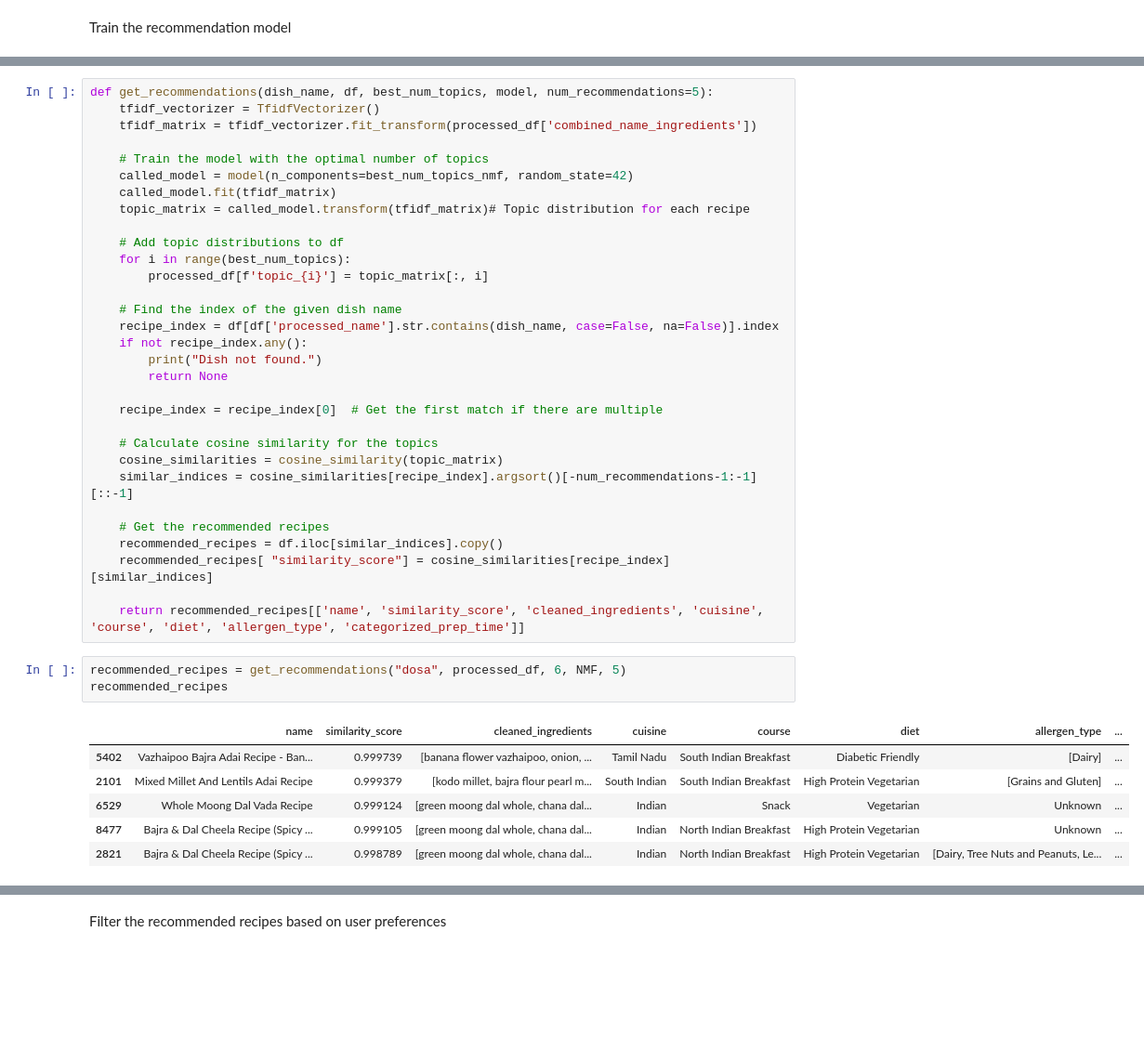
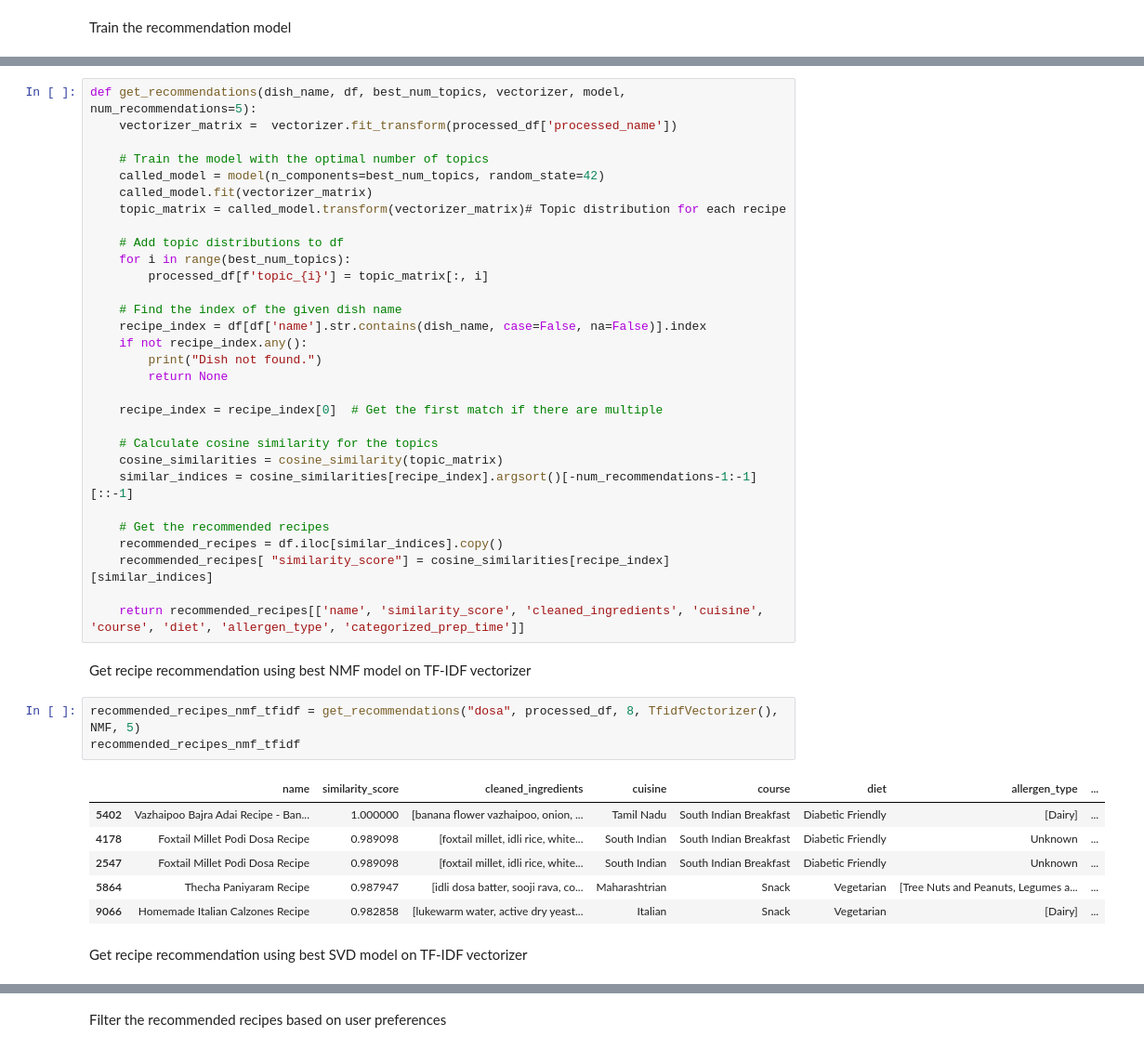
Before and after one commit to jonkerr/indian-food, a Jupyter notebook: recommendation_model.ipynb, the cells around one changed output, grey strips where cells are left out. Shown: that part at 93% size. Drawn from its saved outputs; the diff is of its cells as text; blank space fills up the shorter version.

Commit message:
add different models

```diff
--- a/recommendation_model.ipynb
+++ b/recommendation_model.ipynb
@@ -72,19 +28,18 @@ NameError: name 'best_num_topics' is not defined
 # %%
-def get_recommendations(dish_name, df, best_num_topics, model, num_recommendations=5):
-    tfidf_vectorizer = TfidfVectorizer()
-    tfidf_matrix = tfidf_vectorizer.fit_transform(processed_df['combined_name_ingredients'])
+def get_recommendations(dish_name, df, best_num_topics, vectorizer, model, num_recommendations=5):
+    vectorizer_matrix =  vectorizer.fit_transform(processed_df['processed_name'])
 
     # Train the model with the optimal number of topics
-    called_model = model(n_components=best_num_topics_nmf, random_state=42)
-    called_model.fit(tfidf_matrix)
-    topic_matrix = called_model.transform(tfidf_matrix)# Topic distribution for each recipe
+    called_model = model(n_components=best_num_topics, random_state=42)
+    called_model.fit(vectorizer_matrix)
+    topic_matrix = called_model.transform(vectorizer_matrix)# Topic distribution for each recipe
 
     # Add topic distributions to df
     for i in range(best_num_topics):
         processed_df[f'topic_{i}'] = topic_matrix[:, i]
 
     # Find the index of the given dish name
-    recipe_index = df[df['processed_name'].str.contains(dish_name, case=False, na=False)].index
+    recipe_index = df[df['name'].str.contains(dish_name, case=False, na=False)].index
     if not recipe_index.any():
         print("Dish not found.")
         return None
@@ -100,14 +55,18 @@ def get_recommendations(dish_name, df, best_num_topics, model, num_recommendatio
     recommended_recipes[ "similarity_score"] = cosine_similarities[recipe_index][similar_indices]
 
     return recommended_recipes[['name', 'similarity_score', 'cleaned_ingredients', 'cuisine', 'course', 'diet', 'allergen_type', 'categorized_prep_time']]
+# %% [markdown]
+Get recipe recommendation using best NMF model on TF-IDF vectorizer
 # %%
-recommended_recipes = get_recommendations("dosa", processed_df, 6, NMF, 5)
-recommended_recipes
+recommended_recipes_nmf_tfidf = get_recommendations("dosa", processed_df, 8, TfidfVectorizer(), NMF, 5)
+recommended_recipes_nmf_tfidf
 # %% [output]
 |  | name | similarity_score | cleaned_ingredients | cuisine | course | diet | allergen_type | ... |
-| 5402 | Vazhaipoo Bajra Adai Recipe - Ban... | 0.999739 | [banana flower vazhaipoo, onion, ... | Tamil Nadu | South Indian Breakfast | Diabetic Friendly | [Dairy] | ... |
-| 2101 | Mixed Millet And Lentils Adai Recipe | 0.999379 | [kodo millet, bajra flour pearl m... | South Indian | South Indian Breakfast | High Protein Vegetarian | [Grains and Gluten] | ... |
-| 6529 | Whole Moong Dal Vada Recipe | 0.999124 | [green moong dal whole, chana dal... | Indian | Snack | Vegetarian | Unknown | ... |
-| 8477 | Bajra & Dal Cheela Recipe (Spicy ... | 0.999105 | [green moong dal whole, chana dal... | Indian | North Indian Breakfast | High Protein Vegetarian | Unknown | ... |
-| 2821 | Bajra & Dal Cheela Recipe (Spicy ... | 0.998789 | [green moong dal whole, chana dal... | Indian | North Indian Breakfast | High Protein Vegetarian | [Dairy, Tree Nuts and Peanuts, Le... | ... |
+| 5402 | Vazhaipoo Bajra Adai Recipe - Ban... | 1.000000 | [banana flower vazhaipoo, onion, ... | Tamil Nadu | South Indian Breakfast | Diabetic Friendly | [Dairy] | ... |
+| 4178 | Foxtail Millet Podi Dosa Recipe | 0.989098 | [foxtail millet, idli rice, white... | South Indian | South Indian Breakfast | Diabetic Friendly | Unknown | ... |
+| 2547 | Foxtail Millet Podi Dosa Recipe | 0.989098 | [foxtail millet, idli rice, white... | South Indian | South Indian Breakfast | Diabetic Friendly | Unknown | ... |
+| 5864 | Thecha Paniyaram Recipe | 0.987947 | [idli dosa batter, sooji rava, co... | Maharashtrian | Snack | Vegetarian | [Tree Nuts and Peanuts, Legumes a... | ... |
+| 9066 | Homemade Italian Calzones Recipe | 0.982858 | [lukewarm water, active dry yeast... | Italian | Snack | Vegetarian | [Dairy] | ... |
+# %% [markdown]
+Get recipe recommendation using best SVD model on TF-IDF vectorizer
 # %%
```
Also changed, not shown: parts of 9 cells of this notebook.
